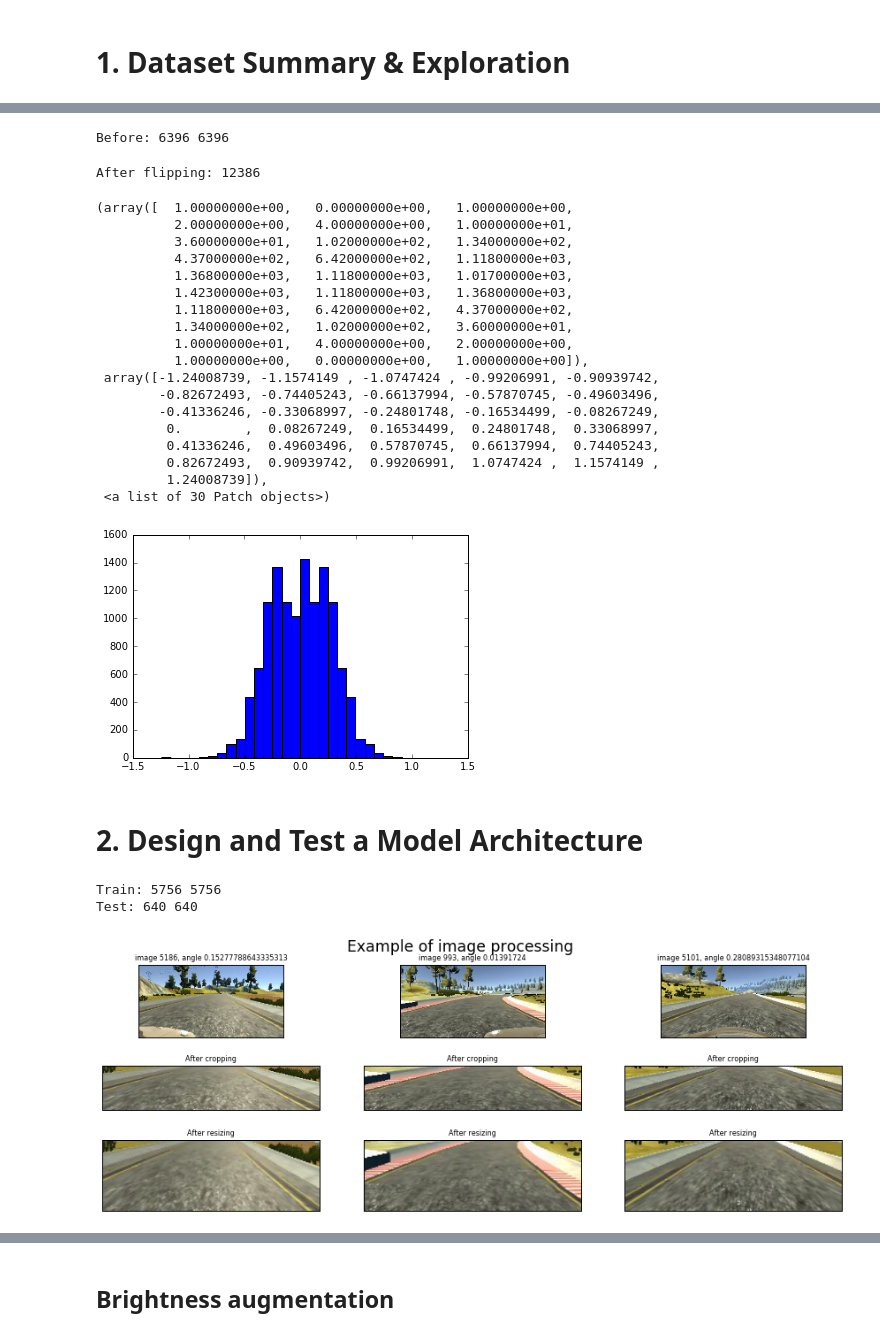
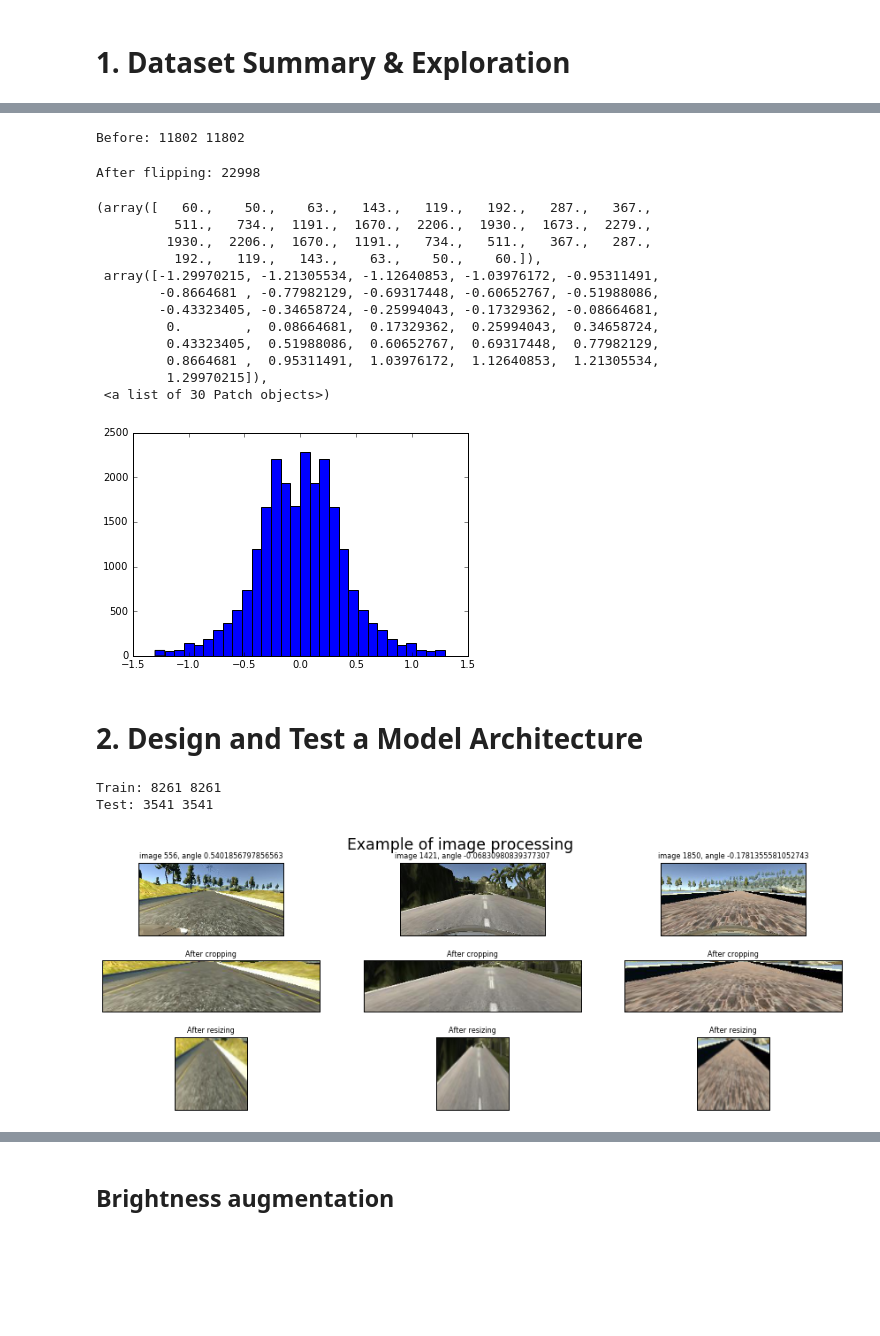
Before and after one commit to ruselec/CarND-Behavioral-Cloning-P3, a Jupyter notebook: Visualisation_Data.ipynb, the cells around one changed output, grey strips where cells are left out. Drawn from its saved outputs; the diff is of its cells as text; code cells hidden in the pictures; blank space fills up the shorter version.

```diff
--- a/Visualisation_Data.ipynb
+++ b/Visualisation_Data.ipynb
@@ -8,8 +8,10 @@ from numpy import random
 import matplotlib.pyplot as plt
 %matplotlib inline
 
+dataset_name='data2'
+
 lines = []
-with open('./data/driving_log.csv') as csvfile:
+with open('./'+dataset_name+'/driving_log.csv') as csvfile:
     reader = csv.reader(csvfile)
     for line in reader:
         lines.append(line)
@@ -56,14 +52,14 @@ for line in lines:
     if (k > 0):
         angle = float(line[3])
         speed = float(line[6])
-        if (speed > 20):
+        if (speed > 0):
             if ((random.random() > 0.9)and(angle==0))or(angle>0):
                 for i in range(3):
                     # Load images from center, left and right cameras
                     source_path = line[i]
                     tokens = source_path.split('/')
                     filename = tokens[-1]
-                    local_path = "./data/IMG/" + filename
+                    local_path = './'+dataset_name + '/' + source_path
                     image_paths.append(local_path)
                 correction = 0.2*(1 + random.random()/2.0)
 
@@ -82,7 +78,7 @@ angles = np.array(angles)
 
 print('Before:', image_paths.shape[0], angles.shape[0])
 # %% [output]
-Before: 6396 6396
+Before: 11802 11802
 # %%
 angles_flipped = []
 for i in range(angles.shape[0]):
@@ -95,26 +91,20 @@ angles_flipped = np.array(angles_flipped)
 print('After flipping:', angles_flipped.shape[0])
 plt.hist(angles_flipped.astype('float'), bins=30)
 # %% [output]
-After flipping: 12386
+After flipping: 22998
-(array([  1.00000000e+00,   0.00000000e+00,   1.00000000e+00,
-          2.00000000e+00,   4.00000000e+00,   1.00000000e+01,
-          3.60000000e+01,   1.02000000e+02,   1.34000000e+02,
-          4.37000000e+02,   6.42000000e+02,   1.11800000e+03,
-          1.36800000e+03,   1.11800000e+03,   1.01700000e+03,
-          1.42300000e+03,   1.11800000e+03,   1.36800000e+03,
-          1.11800000e+03,   6.42000000e+02,   4.37000000e+02,
-          1.34000000e+02,   1.02000000e+02,   3.60000000e+01,
-          1.00000000e+01,   4.00000000e+00,   2.00000000e+00,
-          1.00000000e+00,   0.00000000e+00,   1.00000000e+00]),
- array([-1.24008739, -1.1574149 , -1.0747424 , -0.99206991, -0.90939742,
-        -0.82672493, -0.74405243, -0.66137994, -0.57870745, -0.49603496,
-        -0.41336246, -0.33068997, -0.24801748, -0.16534499, -0.08267249,
-         0.        ,  0.08267249,  0.16534499,  0.24801748,  0.33068997,
-         0.41336246,  0.49603496,  0.57870745,  0.66137994,  0.74405243,
-         0.82672493,  0.90939742,  0.99206991,  1.0747424 ,  1.1574149 ,
-         1.24008739]),
+(array([   60.,    50.,    63.,   143.,   119.,   192.,   287.,   367.,
+          511.,   734.,  1191.,  1670.,  2206.,  1930.,  1673.,  2279.,
+         1930.,  2206.,  1670.,  1191.,   734.,   511.,   367.,   287.,
+          192.,   119.,   143.,    63.,    50.,    60.]),
+ array([-1.29970215, -1.21305534, -1.12640853, -1.03976172, -0.95311491,
+        -0.8664681 , -0.77982129, -0.69317448, -0.60652767, -0.51988086,
+        -0.43323405, -0.34658724, -0.25994043, -0.17329362, -0.08664681,
+         0.        ,  0.08664681,  0.17329362,  0.25994043,  0.34658724,
+         0.43323405,  0.51988086,  0.60652767,  0.69317448,  0.77982129,
+         0.8664681 ,  0.95311491,  1.03976172,  1.12640853,  1.21305534,
+         1.29970215]),
  <a list of 30 Patch objects>)
-[figure, old version]
+[figure, new version]
 # %% [markdown]
 # 2. Design and Test a Model Architecture
 # %%
@@ -124,48 +114,48 @@ from sklearn.model_selection import train_test_split
 
 def preprocess_image(img):
 
-    new_img = img[70:135,:,:]
+    new_img = img[60:135,:,:]
     # apply subtle blur
     #new_img = cv2.GaussianBlur(new_img, (3,3), 0)
     # scale to 65x200x3 (same as nVidia)
-    new_img = cv2.resize(new_img,(200, 65), interpolation = cv2.INTER_AREA)
+    new_img = cv2.resize(new_img,(64, 64), interpolation = cv2.INTER_AREA)
     # convert to YUV color space (as nVidia paper suggests)
     #new_img = cv2.cvtColor(img, cv2.COLOR_RGB2YUV)
     return new_img
 
 # split into train/test sets
 image_paths_train, image_paths_val, angles_train, angles_val = train_test_split(image_paths, angles,
-                                                                                  test_size=0.1, random_state=17)
+                                                                                  test_size=0.3, random_state=17)
 print('Train:', image_paths_train.shape[0], angles_train.shape[0])
 print('Test:', image_paths_val.shape[0], angles_val.shape[0])
 
 ### Data exploration visualization code goes here.
 f, ax = plt.subplots(3, 3, figsize=(15,5))
 f.suptitle('Example of image processing', fontsize='xx-large')
 font_size = 8
 indicies = random.sample(range(0, len(image_paths_train)), 3)
 for i in range(3):
     img = mpimg.imread(image_paths_train[indicies[i]])
     angle = angles[indicies[i]]
     ax[0,i].imshow(img)
     ax[0,i].set_xticks([])
     ax[0,i].set_yticks([])
     title = "image {0}, angle {1}".format(indicies[i], angle)
     ax[0,i].set_title(title, fontsize=font_size)
-    new_img = img[70:135,:,:]
+    new_img = img[60:135,:,:]
     ax[1,i].imshow(new_img)
     ax[1,i].set_xticks([])
     ax[1,i].set_yticks([])
     title = "After cropping"
     ax[1,i].set_title(title, fontsize=font_size)
-    new_img = cv2.resize(new_img,(200, 65), interpolation = cv2.INTER_AREA)
+    new_img = cv2.resize(new_img,(64, 64), interpolation = cv2.INTER_AREA)
     ax[2,i].imshow(new_img)
     ax[2,i].set_xticks([])
     ax[2,i].set_yticks([])
     title = "After resizing"
     ax[2,i].set_title(title, fontsize=font_size)
 # %% [output]
-Train: 5756 5756
-Test: 640 640
+Train: 8261 8261
+Test: 3541 3541
-[figure, old version]
+[figure, new version]
 # %%
```
Also changed, not shown: parts of 8 cells of this notebook, 11 other files.
